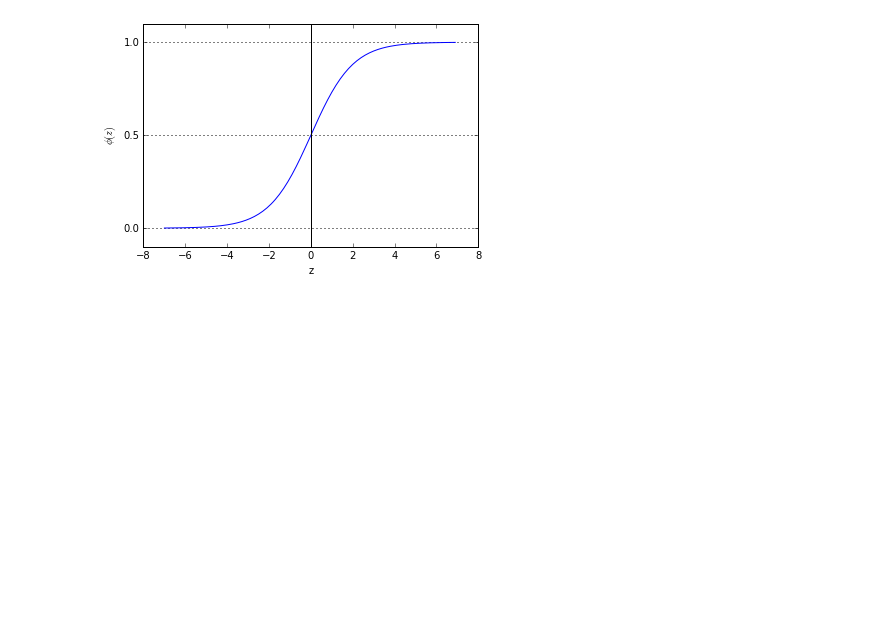
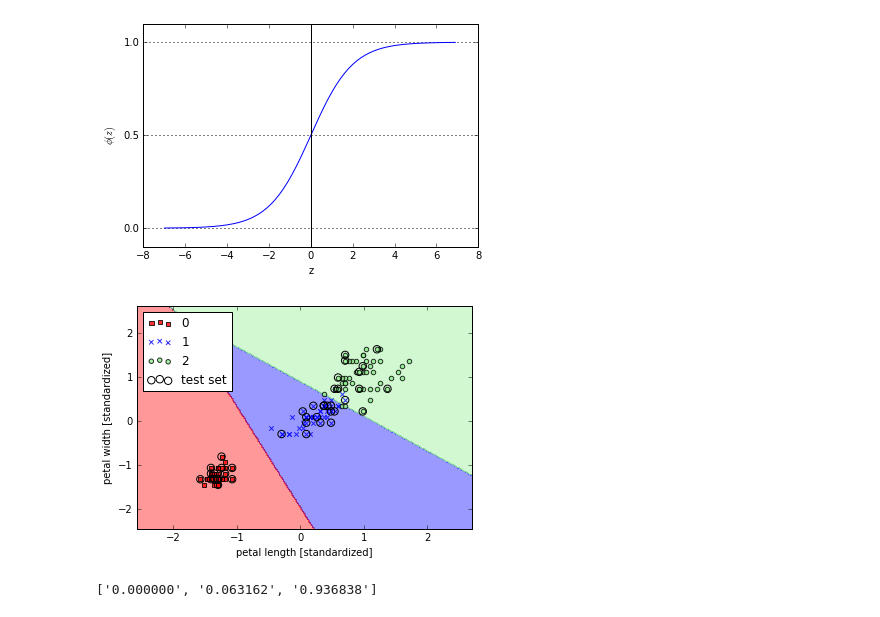
Before and after one commit to FedorSulaev/MachineLearningAlgorithms, a Jupyter notebook: logistic_regression.ipynb, the cells around one changed output. Drawn from its saved outputs; the diff is of its cells as text; code cells hidden in the pictures; blank space fills up the shorter version.

Commit message:
feat: Logistic regression - iris classification

```diff
--- a/logistic_regression.ipynb
+++ b/logistic_regression.ipynb
@@ -21,0 +54,32 @@ plt.show()
+# %%
+from sklearn.linear_model import LogisticRegression
+from sklearn.cross_validation import train_test_split
+from sklearn.preprocessing import StandardScaler
+from sklearn import datasets
+iris = datasets.load_iris()
+X = iris.data[:, [2, 3]]
+y = iris.target
+X_train, X_test, y_train, y_test = train_test_split(
+    X, y, test_size=0.3, random_state=0)
+sc = StandardScaler()
+sc.fit(X_train)
+X_train_std = sc.transform(X_train)
+X_test_std = sc.transform(X_test)
+X_combined_std = np.vstack((X_train_std, X_test_std))
+y_combined = np.hstack((y_train, y_test))
+# %%
+lr = LogisticRegression(C=1000.0, random_state=0)
+lr.fit(X_train_std, y_train)
+plot_decision_regions(X_combined_std, y_combined, classifier=lr,
+                     test_idx=range(105, 150))
+plt.xlabel('petal length [standardized]')
+plt.ylabel('petal width [standardized]')
+plt.legend(loc='upper left')
+plt.show()
+# %% [output]
+[figure, added]
+# %%
+prediction = lr.predict_proba(X_test_std[0, :].reshape(1, -1))
+print(['{:f}'.format(p) for p in prediction[0]])
+# %% [output]
+['0.000000', '0.063162', '0.936838']
```
Also changed, not shown: parts of 1 cell of this notebook.
